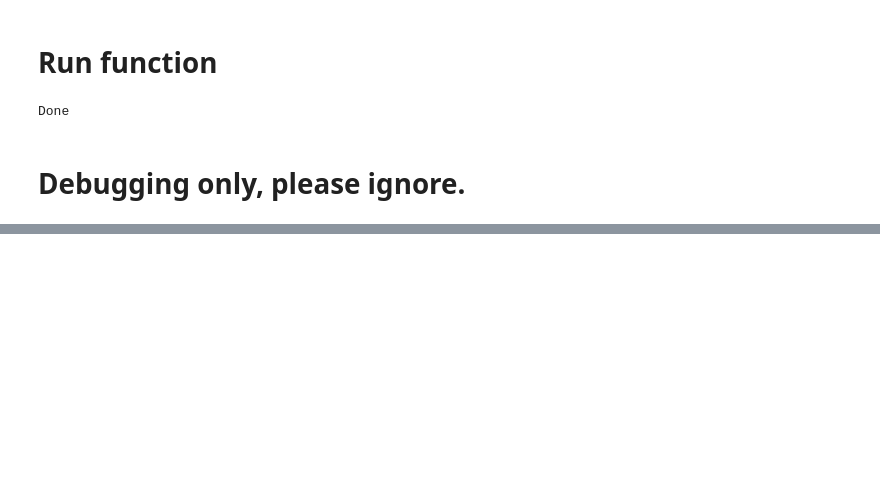
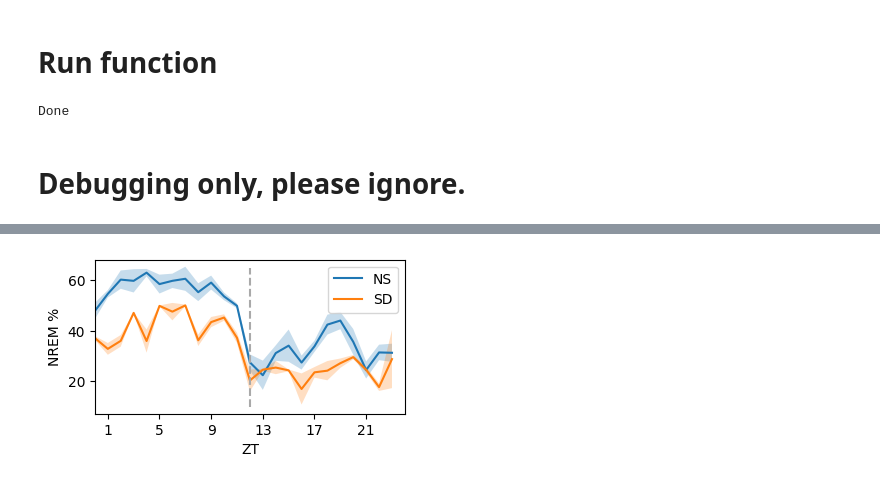
Before and after one commit to Carboneinerte/SleepAnalysis, a Jupyter notebook: separate_days.ipynb, the cells around one changed output, grey strips where cells are left out. Cells and saved outputs as stored; diff of their text form; code cells hidden in the pictures; blank space fills up the shorter version.

```diff
--- a/separate_days.ipynb
+++ b/separate_days.ipynb
@@ -194,0 +250,33 @@ unique_dates_noslash
+# %%
+import matplotlib.pyplot as plt
+# import
+import matplotlib as mpl
+
+
+# Ensure text remains editable in SVG
+
+mpl.rcParams['svg.fonttype'] = 'none'  # 'none' = keep text as text objects
+
+
+
+# Optional: improve SVG precision
+
+mpl.rcParams['svg.hashsalt'] = ''  # consistent hashes for reproducibility
+# %%
+plt.figure(figsize=(4,2))
+# plt.errorbar(x = df['ZT'], y = df['NS_NREM_A'], yerr=df['NS_NREM_SEM'], label ='NS - NREM (%)')
+# plt.errorbar(x = df['ZT'], y = df['SD_NREM_A'], yerr=df['SD_NREM_SEM'], label ='SD - NREM (%)')
+plt.plot(df['NS_NREM_A'], label ='NS')
+plt.plot(df['SD_NREM_A'],label ='SD')
+plt.fill_between(x= df['ZT'], y1 = df['NS_NREM_A'] - df['NS_W_SEM'], y2 = df['NS_NREM_A'] + df['NS_W_SEM'], alpha=.25)
+plt.fill_between(x= df['ZT'], y1 = df['SD_NREM_A'] - df['SD_W_SEM'], y2 = df['SD_NREM_A'] + df['SD_W_SEM'], alpha=.25)
+plt.vlines(x=12, ymin=10, ymax=65, linestyles='dashed', color = 'darkgrey')
+plt.xlabel('ZT')
+plt.ylabel("NREM %")
+plt.xlim(0,24)
+# plt.ylim(0,100)
+plt.xticks([1,5,9,13,17,21])
+plt.legend(loc = 'upper right')
+plt.savefig('Gallery/sleep_NS-vs-SD.svg', format = 'svg', transparent = True)
+# %% [output]
+[figure, added]
```
Also changed, not shown: parts of 45 cells of this notebook, 3 other files.
